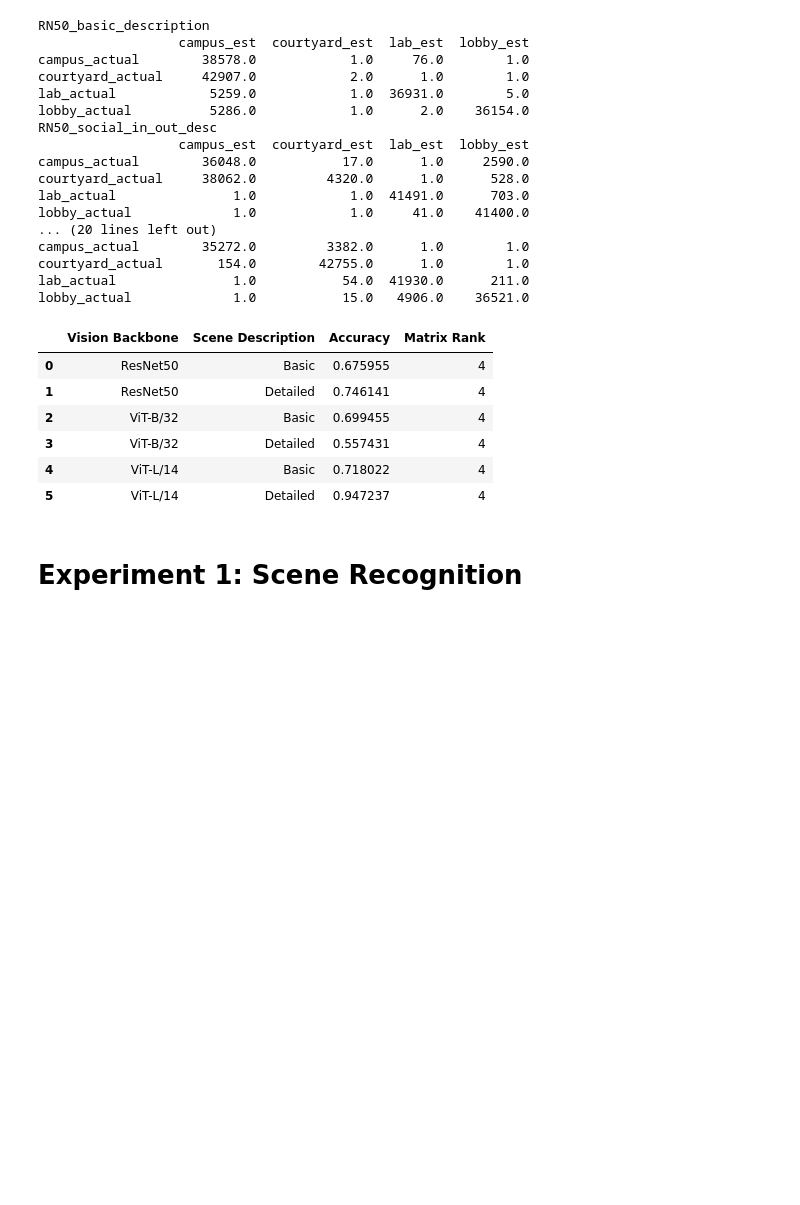
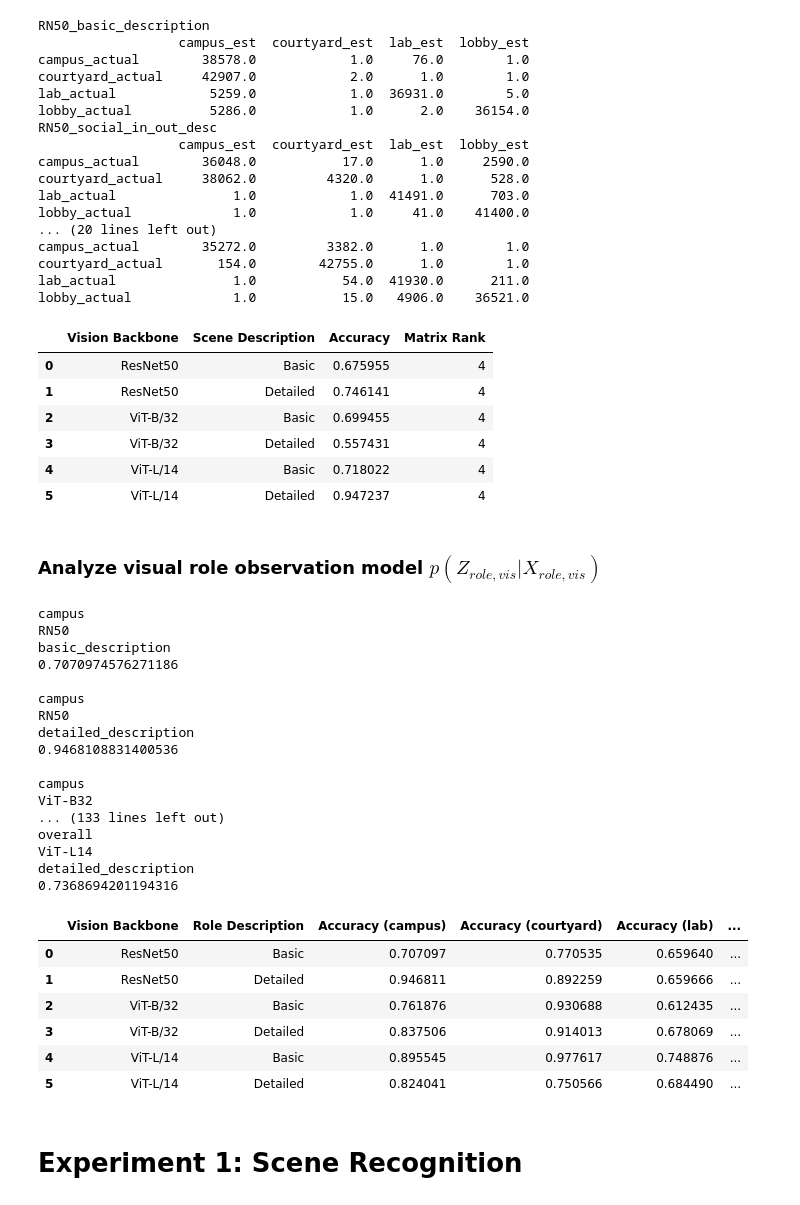
Before and after one commit to roboav8r/GrACIAS, a Jupyter notebook: scripts/analysis/analyze_all_results.ipynb, the cells around one changed output. Saved outputs shown, nothing was run; the diff lists cells and outputs as text; code cells hidden in the pictures; blank space fills up the shorter version.

Commit message:
Record scene recognition results

```diff
--- a/scripts/analysis/analyze_all_results.ipynb
+++ b/scripts/analysis/analyze_all_results.ipynb
@@ -110,6 +110,76 @@ lobby_actual             1.0           15.0   4906.0    36521.0
 | 3 | ViT-B/32 | Detailed | 0.557431 | 4 |
 | 4 | ViT-L/14 | Basic | 0.718022 | 4 |
 | 5 | ViT-L/14 | Detailed | 0.947237 | 4 |
+# %% [markdown]
+### Analyze visual role observation model $p(Z_{role,vis}|X_{role,vis})$
+# %%
+vis_obs_columns = ['Vision Backbone','Role Description','Accuracy (campus)','Accuracy (courtyard)','Accuracy (lab)','Accuracy (lobby)','Accuracy (overall)']
+vision_dict = {'RN50': 'ResNet50',
+               'ViT-B32': 'ViT-B/32',
+               'ViT-L14': 'ViT-L/14',
+               'basic_description': 'Basic',
+               'detailed_description': 'Detailed'}
+
+vis_role_results_df = pd.DataFrame(columns=vis_obs_columns)
+
+# Initialize blank dataframe
+for model_key in ['RN50','ViT-B32','ViT-L14']:
+    for desc_key in ['basic_description','detailed_description']:
+        analysis_df = pd.DataFrame([[vision_dict[model_key],vision_dict[desc_key],0.,0.,0.,0.,0.]],columns=vis_obs_columns)
+        vis_role_results_df = pd.concat((vis_role_results_df,analysis_df),ignore_index=True)
+
+scene_offset = 2 # 2 columns in
+for scene_idx,scene in enumerate(['campus','courtyard','lab','lobby','overall']):
+    row_idx=0
+    for model_key in ['RN50','ViT-B32','ViT-L14']:
+        for desc_key in ['basic_description','detailed_description']:
+            print(scene)
+            print(model_key)
+            print(desc_key)
+
+            # Compute accuracy
+            visual_obs_model_df = pd.read_csv(f"../../results/exp0_obs_models/role_recognition/{scene}/{model_key}_{desc_key}_role_obs_model_raw.csv",index_col=0)
+
+            true_pos = 0
+            for ii in range(visual_obs_model_df.to_numpy().shape[0]):
+                true_pos += visual_obs_model_df.to_numpy()[ii,ii]
+
+            total_est = visual_obs_model_df.to_numpy().sum()
+            acc = true_pos/total_est
+
+            print(acc)
+            print()
+            vis_role_results_df.iat[row_idx,scene_idx+scene_offset] = acc
+
+            row_idx +=1
+
+
+vis_role_results_df
+# %% [output]
+campus
+RN50
+basic_description
+0.7070974576271186
+
+campus
+RN50
+detailed_description
+0.9468108831400536
+
+campus
+ViT-B32
+... (133 lines left out)
+overall
+ViT-L14
+detailed_description
+0.7368694201194316
+|  | Vision Backbone | Role Description | Accuracy (campus) | Accuracy (courtyard) | Accuracy (lab) | ... |
+| 0 | ResNet50 | Basic | 0.707097 | 0.770535 | 0.659640 | ... |
+| 1 | ResNet50 | Detailed | 0.946811 | 0.892259 | 0.659666 | ... |
+| 2 | ViT-B/32 | Basic | 0.761876 | 0.930688 | 0.612435 | ... |
+| 3 | ViT-B/32 | Detailed | 0.837506 | 0.914013 | 0.678069 | ... |
+| 4 | ViT-L/14 | Basic | 0.895545 | 0.977617 | 0.748876 | ... |
+| 5 | ViT-L/14 | Detailed | 0.824041 | 0.750566 | 0.684490 | ... |
 # %% [markdown]
 # Experiment 1: Scene Recognition
 # %% [markdown]
```
Also changed, not shown: 6 other files.
